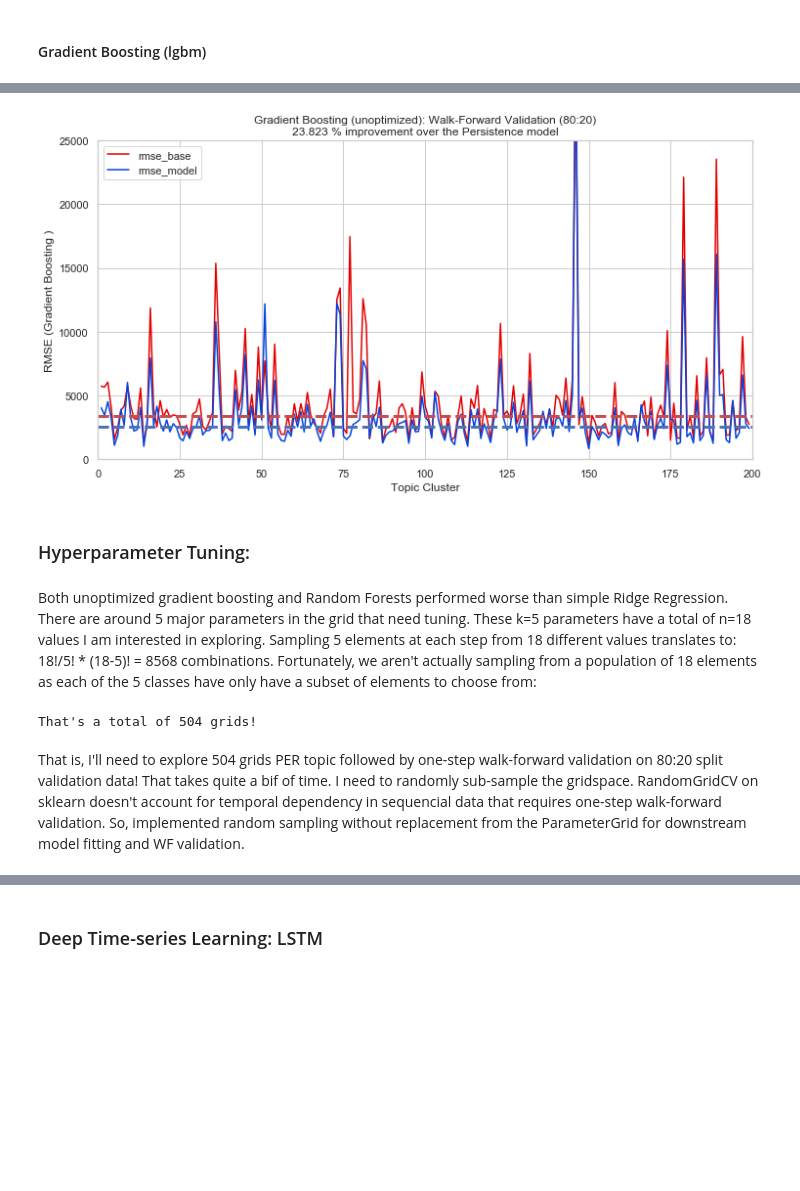
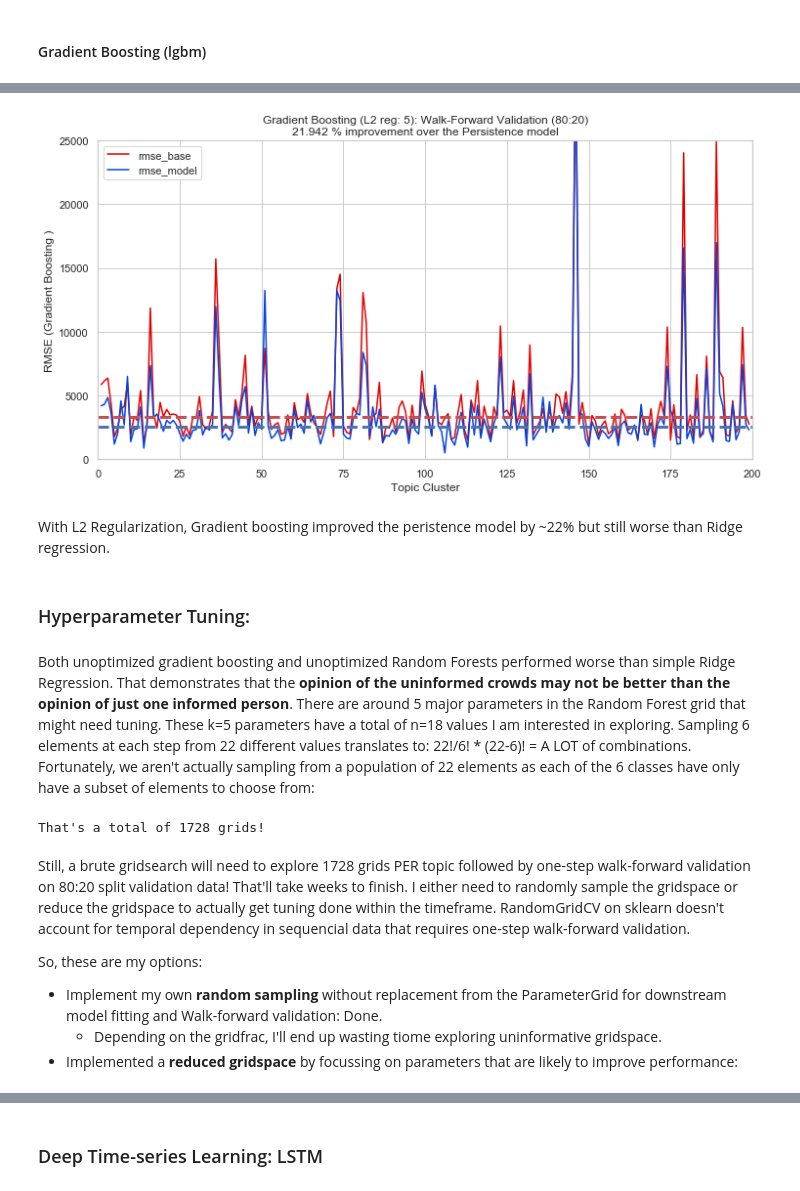
Before and after one commit to tguptaMT/TOPicks, a Jupyter notebook: TOPICS-step3_time_series_forecasting.ipynb, the cells around one changed output, grey strips where cells are left out. Cells and saved outputs as stored; diff of their text form; code cells hidden in the pictures; blank space fills up the shorter version.

```diff
--- a/TOPICS-step3_time_series_forecasting.ipynb
+++ b/TOPICS-step3_time_series_forecasting.ipynb
@@ -808,7 +821,7 @@ There's some improvement in RMSE (15.85%) by unoptimized random forests over 200
 # %% [markdown]
 #### Gradient Boosting (lgbm)
 # %%
-# Unoptimized Gradient Boosting
+# Unoptimized Gradient Boosting with reg_lambda (L2 regularization) = 5
 summary_df, all_predictions = comp_ts_modelling(model_name='gb', model_tuning=False,
-                                                data=data, grid_frac=0, plot_freq=25)
+                                                data=data, grid_frac=0, plot_freq=25, randsamples=200)
 # %% [output]
@@ -900,33 +937,42 @@ Topic: 121, Base RMSE: 3905.498468915034, GB Model RMSE: 3114.464828079858, dMAS
 # %%
 ax = plt.subplot(111)
 summary_df.set_index('ntopic')[['rmse_base', 'rmse_model']]\
                     .plot(ax=ax, logy=False, ylim=(0, 25000),
                          figsize=(12, 6), xlim=(0,200))
 
 rbase = summary_df['rmse_base'].median()
 rmodel = summary_df['rmse_model'].median()
 plt.plot([0, 200], [rbase, rbase], 'r--', lw=3)
 plt.plot([0, 200], [rmodel, rmodel], 'b--', lw=3)
 plt.xlabel("Topic Cluster")
 plt.ylabel('RMSE (Gradient Boosting )')
-title = 'Gradient Boosting (unoptimized): Walk-Forward Validation (80:20)\n'+ str(round(((summary_df.rmse_base - summary_df.rmse_model)/\
+title = 'Gradient Boosting (L2 reg: 5): Walk-Forward Validation (80:20)\n'+ str(round(((summary_df.rmse_base - summary_df.rmse_model)/\
       summary_df.rmse_base).median()*100, 3))+' % improvement over the Persistence model'
 plt.title(title);
 # %% [output]
-[figure, old version]
+[figure, new version]
+# %% [markdown]
+With L2 Regularization, Gradient boosting improved the peristence model by ~22% but still worse than Ridge regression.
 # %% [markdown]
 ### Hyperparameter Tuning:
 # %% [markdown]
-Both unoptimized gradient boosting and Random Forests performed worse than simple Ridge Regression. There are around 5 major parameters in the grid that need tuning. These k=5 parameters have a total of n=18 values I am interested in exploring. Sampling 5 elements at each step from 18 different values translates to: 18!/5! * (18-5)! = 8568 combinations. Fortunately, we aren't actually sampling from a population of 18 elements as each of the 5 classes have only have a subset of elements to choose from:
+Both unoptimized gradient boosting and unoptimized Random Forests performed worse than simple Ridge Regression. That demonstrates that the __opinion of the uninformed crowds may not be better than the opinion of just one informed person__. There are around 5 major parameters in the Random Forest grid that might need tuning. These k=5 parameters have a total of n=18 values I am interested in exploring. Sampling 6 elements at each step from 22 different values translates to: 22!/6! * (22-6)! = A LOT of combinations. Fortunately, we aren't actually sampling from a population of 22 elements as each of the 6 classes have only have a subset of elements to choose from:
 # %%
 grid = {'max_features': ['sqrt', 'log2'],
-        'min_samples_leaf': [1, 2, 4],
-        'min_samples_split': [2, 5, 10],
-        "max_depth":[3, 5, 7, None],
-        "n_estimators":[100, 250, 500, 750, 1000, 1250, 1500]}
+            'min_samples_leaf': [1, 2, 4],
+            'min_samples_split': [2, 5, 10],
+            "max_depth":[1, 3, 5, None],
+            "reg_lambda":[0.5, 2, 5, 10],
+            "n_estimators":[100, 250, 500, 750, 1000, 1250]}
+
 from sklearn.model_selection import ParameterGrid
 print("That's a total of {} grids!".format(len(list(ParameterGrid(grid)))))
 # %% [output]
-That's a total of 504 grids!
+That's a total of 1728 grids!
 # %% [markdown]
-That is, I'll need to explore 504 grids PER topic followed by one-step walk-forward validation on 80:20 split validation data! That takes quite a bif of time. I need to randomly sub-sample the gridspace. RandomGridCV on sklearn doesn't account for temporal dependency in sequencial data that requires one-step walk-forward validation. So, implemented random sampling without replacement from the ParameterGrid for downstream model fitting and WF validation.
+Still, a brute gridsearch will need to explore 1728 grids PER topic followed by one-step walk-forward validation on 80:20 split validation data! That'll take weeks to finish. I either need to randomly sample the gridspace or reduce the gridspace to actually get tuning done within the timeframe. RandomGridCV on sklearn doesn't account for temporal dependency in sequencial data that requires one-step walk-forward validation.
+
+So, these are my options:
+- Implement my own __random sampling__ without replacement from the ParameterGrid for downstream model fitting and Walk-forward validation: Done.
+    - Depending on the gridfrac, I'll end up wasting tiome exploring uninformative gridspace.
+- Implemented a __reduced gridspace__ by focussing on parameters that are likely to improve performance:
```
Also changed, not shown: parts of 14 cells of this notebook.
